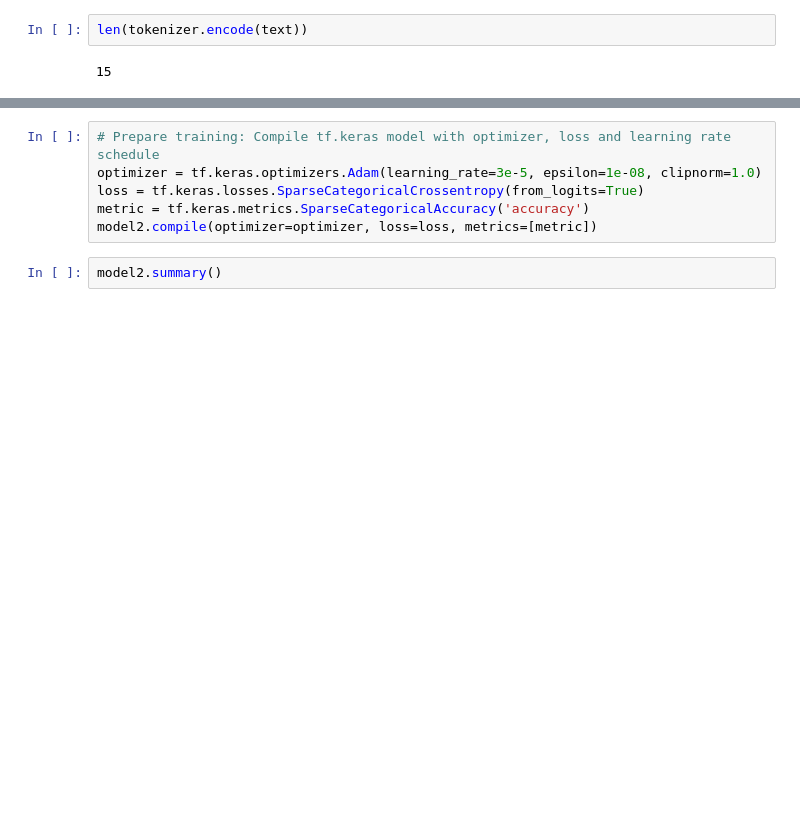
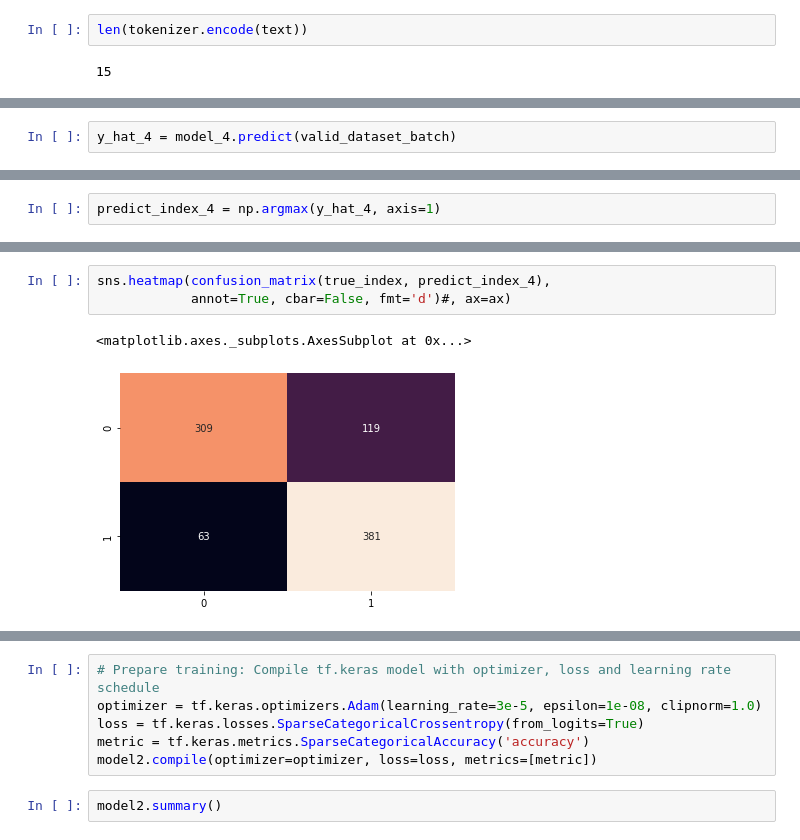
Before and after one commit to tarrade/proj_multilingual_text_classification, a Jupyter notebook: notebook/00-Test/08_SST2_Huggingface_test.ipynb, the cells around one changed output, grey strips where cells are left out. Cells and saved outputs as stored; diff of their text form; blank space fills up the shorter version.

```diff
--- a/notebook/00-Test/08_SST2_Huggingface_test.ipynb
+++ b/notebook/00-Test/08_SST2_Huggingface_test.ipynb
@@ -449,0 +544,2 @@ history.history
+# %%
+y_hat_4 = model_4.predict(valid_dataset_batch)
@@ -449,0 +598,2 @@ history.history
+# %%
+predict_index_4 = np.argmax(y_hat_4, axis=1)
@@ -450,3 +666,9 @@ history.history
+# %%
+sns.heatmap(confusion_matrix(true_index, predict_index_4),
+            annot=True, cbar=False, fmt='d')#, ax=ax)
+# %% [output]
+<matplotlib.axes._subplots.AxesSubplot at 0x...>
+[figure, added]
 # %%
 input_layer = tf.keras.Input(shape = (128,), dtype='int64')
 bert_ini = TFBertModel.from_pretrained('bert-base-cased')(input_layer)
```
Also changed, not shown: parts of 77 cells of this notebook.
